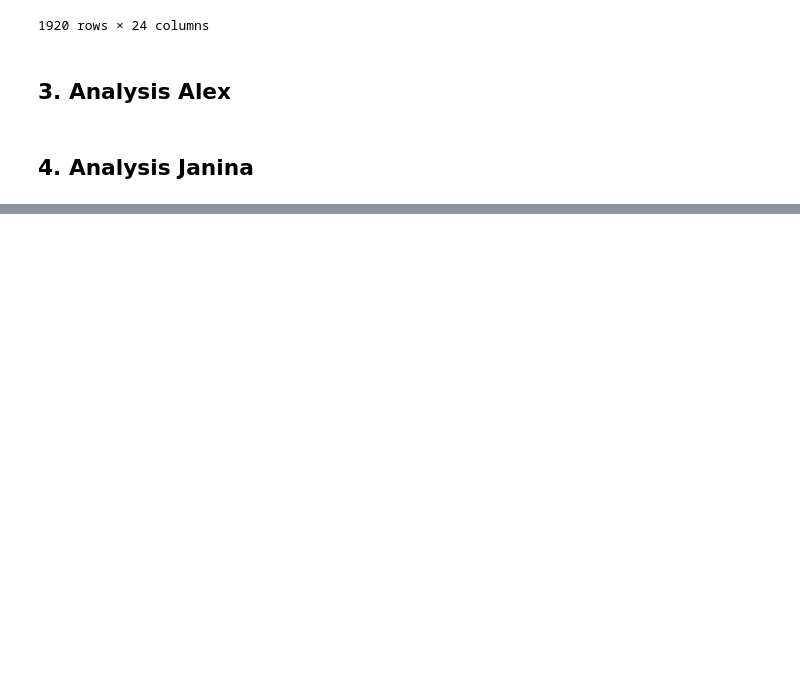
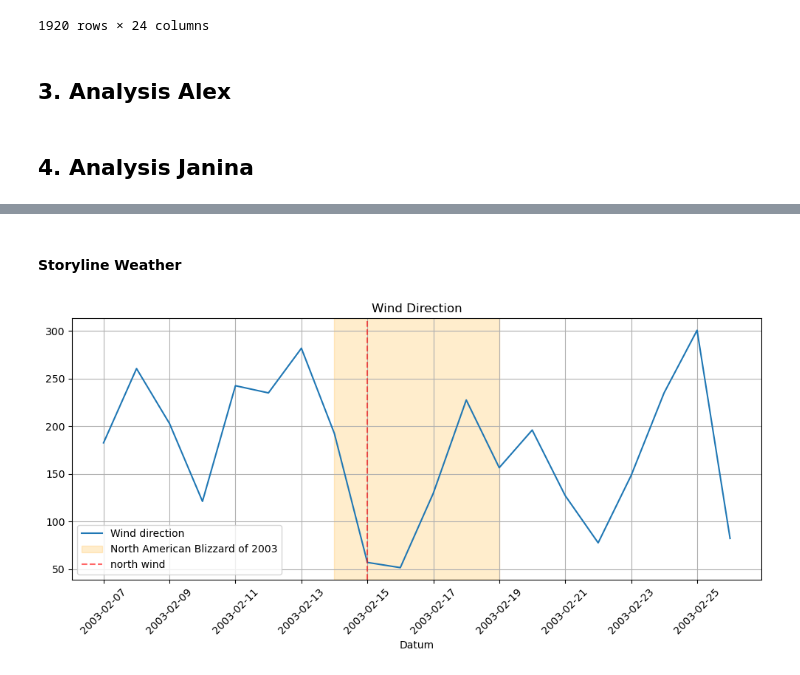
Before and after one commit to neuefische/da-analytics-engineering-project, a Jupyter notebook: notebooks_workspace/EDA_janina.ipynb, the cells around one changed output, grey strips where cells are left out. Saved outputs shown, nothing was run; the diff lists cells and outputs as text; code cells hidden in the pictures; blank space fills up the shorter version.

```diff
--- a/notebooks_workspace/EDA_janina.ipynb
+++ b/notebooks_workspace/EDA_janina.ipynb
@@ -80,0 +132,4 @@ df_weather
+# %%
+df_weather_clean = df_weather.drop(columns=["snow_mm","wind_peakgust_kmh","sun_minutes","condition_code"])
+# %%
+df_weather_clean["date"] = pd.to_datetime(df_weather["date"])
@@ -80,0 +185,3 @@ df_weather
+# %%
+df_weather_daily = df_weather_clean.groupby("date").mean(numeric_only=True).reset_index()
+df_weather_daily.head(5)
@@ -80,0 +205,28 @@ df_weather
+# %% [markdown]
+#### Storyline Weather
+# %%
+#northwind
+
+fig, ax = plt.subplots(figsize=(10,5))
+
+# Liniendiagramm
+ax.plot(df_weather_daily["date"], df_weather_daily["wind_direction"], label="Wind direction", color="tab:blue")
+
+# 🔹 Einen Zeitraum hervorheben (z. B. 7.–10. Februar 2003)
+ax.axvspan(pd.Timestamp("2003-02-14"), pd.Timestamp("2003-02-19"),
+           color="orange", alpha=0.2, label="North American Blizzard of 2003")
+
+# 🔹 Einen einzelnen Tag hervorheben (z. B. 2003-02-15)
+ax.axvline(pd.Timestamp("2003-02-15"), color="red", linestyle="--", alpha=0.6, label="north wind")
+
+# Achsen & Stil
+ax.xaxis.set_major_formatter(mdates.DateFormatter("%Y-%m-%d"))
+plt.xticks(rotation=45)
+plt.xlabel("Datum")
+plt.title("Wind Direction")
+plt.legend()
+plt.grid(True)
+plt.tight_layout()
+plt.show()
+# %% [output]
+[figure, added]
```
Also changed, not shown: parts of 21 cells of this notebook.
